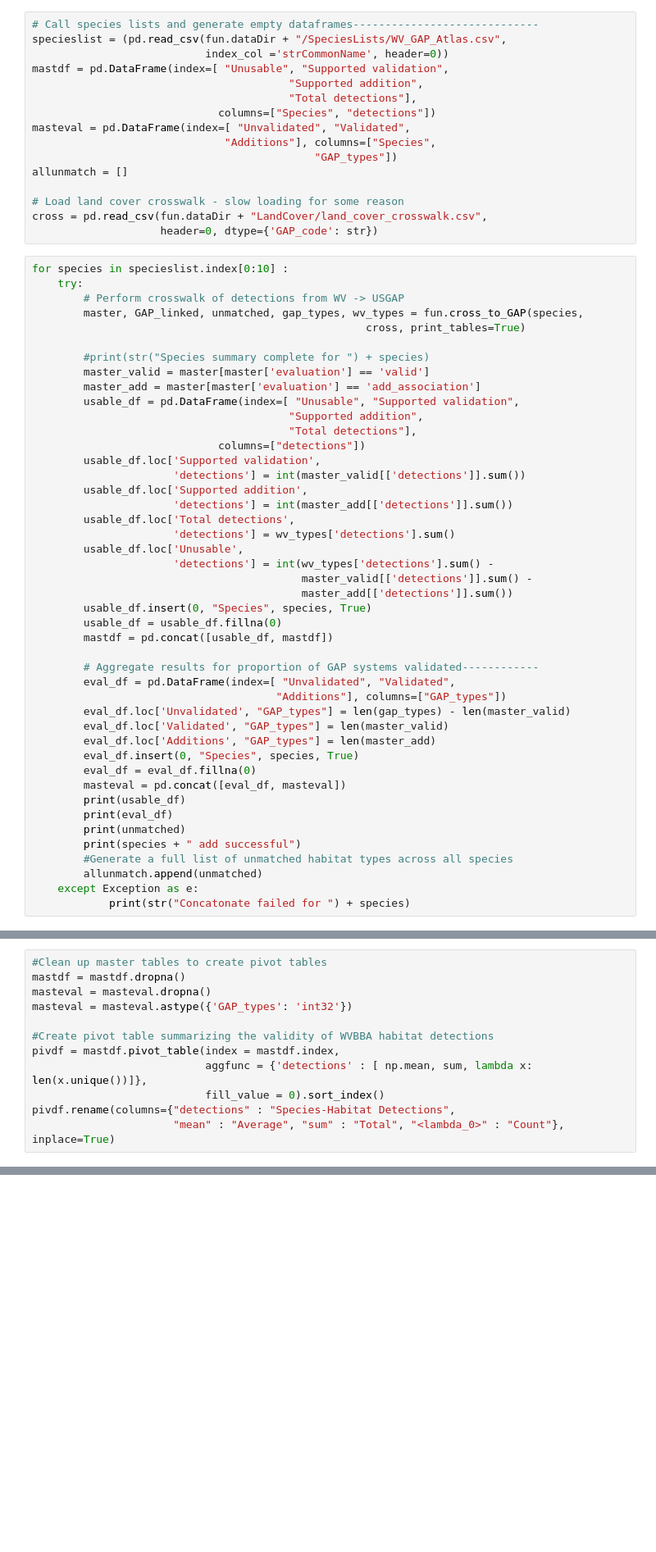
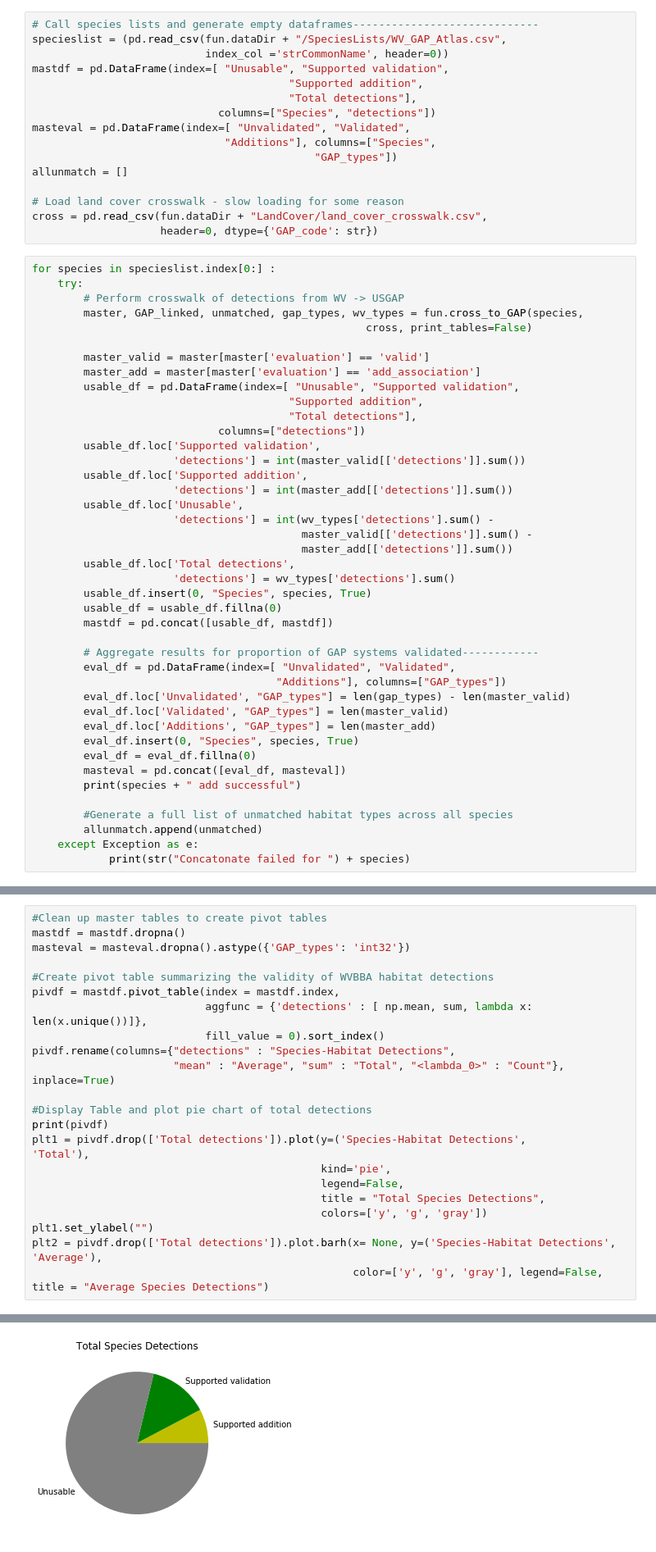
Before and after one commit to nmtarr/GAP-WVBA, a Jupyter notebook: USGAP-WVBBA cover types - - ALL SPECIES.ipynb, the cells around one changed output, grey strips where cells are left out. Shown: that part at 82% size. Saved outputs shown, nothing was run; the diff lists cells and outputs as text; blank space fills up the shorter version.

Commit message:
Finished ALL SPECIES

```diff
--- a/USGAP-WVBBA cover types - - ALL SPECIES.ipynb
+++ b/USGAP-WVBBA cover types - - ALL SPECIES.ipynb
@@ -31,13 +31,12 @@ allunmatch = []
 cross = pd.read_csv(fun.dataDir + "LandCover/land_cover_crosswalk.csv",
                     header=0, dtype={'GAP_code': str})
 # %%
-for species in specieslist.index[0:10] :
+for species in specieslist.index[0:] :
     try:
         # Perform crosswalk of detections from WV -> USGAP
         master, GAP_linked, unmatched, gap_types, wv_types = fun.cross_to_GAP(species,
-                                                    cross, print_tables=True)
+                                                    cross, print_tables=False)
 
-        #print(str("Species summary complete for ") + species)
         master_valid = master[master['evaluation'] == 'valid']
         master_add = master[master['evaluation'] == 'add_association']
         usable_df = pd.DataFrame(index=[ "Unusable", "Supported validation",
@@ -48,12 +47,12 @@ for species in specieslist.index[0:10] :
                       'detections'] = int(master_valid[['detections']].sum())
         usable_df.loc['Supported addition',
                       'detections'] = int(master_add[['detections']].sum())
-        usable_df.loc['Total detections',
-                      'detections'] = wv_types['detections'].sum()
         usable_df.loc['Unusable',
                       'detections'] = int(wv_types['detections'].sum() -
                                           master_valid[['detections']].sum() -
                                           master_add[['detections']].sum())
+        usable_df.loc['Total detections',
+                      'detections'] = wv_types['detections'].sum()
         usable_df.insert(0, "Species", species, True)
         usable_df = usable_df.fillna(0)
         mastdf = pd.concat([usable_df, mastdf])
@@ -67,10 +66,8 @@ for species in specieslist.index[0:10] :
         eval_df.insert(0, "Species", species, True)
         eval_df = eval_df.fillna(0)
         masteval = pd.concat([eval_df, masteval])
-        print(usable_df)
-        print(eval_df)
-        print(unmatched)
         print(species + " add successful")
+
         #Generate a full list of unmatched habitat types across all species
         allunmatch.append(unmatched)
     except Exception as e:
@@ -117,8 +128,7 @@ Total Unmatched observations due to incorrect code entry: 160.0
 # %%
 #Clean up master tables to create pivot tables
 mastdf = mastdf.dropna()
-masteval = masteval.dropna()
-masteval = masteval.astype({'GAP_types': 'int32'})
+masteval = masteval.dropna().astype({'GAP_types': 'int32'})
 
 #Create pivot table summarizing the validity of WVBBA habitat detections
 pivdf = mastdf.pivot_table(index = mastdf.index,
@@ -126,3 +136,15 @@ pivdf = mastdf.pivot_table(index = mastdf.index,
                            fill_value = 0).sort_index()
 pivdf.rename(columns={"detections" : "Species-Habitat Detections",
                       "mean" : "Average", "sum" : "Total", "<lambda_0>" : "Count"}, inplace=True)
+
+#Display Table and plot pie chart of total detections
+print(pivdf)
+plt1 = pivdf.drop(['Total detections']).plot(y=('Species-Habitat Detections',        'Total'),
+                                             kind='pie',
+                                             legend=False,
+                                             title = "Total Species Detections",
+                                             colors=['y', 'g', 'gray'])
+plt1.set_ylabel("")
+plt2 = pivdf.drop(['Total detections']).plot.barh(x= None, y=('Species-Habitat Detections',        'Average'),
+                                                  color=['y', 'g', 'gray'], legend=False, title = "Average Species Detections")
+# %% [output]
@@ -128,0 +157 @@ pivdf.rename(columns={"detections" : "Species-Habitat Detections",
+[figure, added]
```
Also changed, not shown: parts of 9 cells of this notebook.
